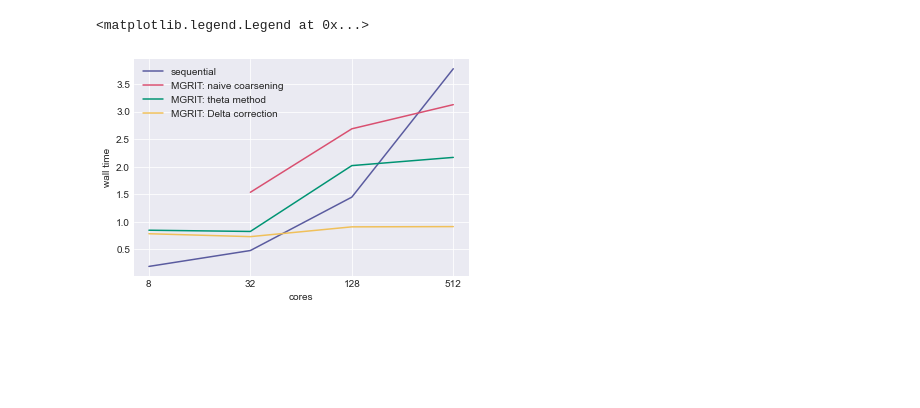
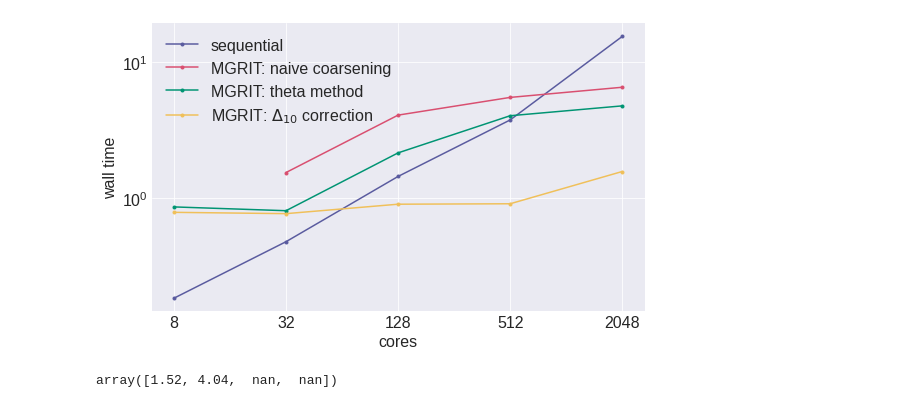
Before and after one commit to XBraid/xbraid, a Jupyter notebook: drivers/experiments/ks/weak_scaling/plot.ipynb, the cells around one changed output. Cells and saved outputs as stored; diff of their text form; code cells hidden in the pictures; blank space fills up the shorter version.

Commit message:
Plots of new data

```diff
--- a/drivers/experiments/ks/weak_scaling/plot.ipynb
+++ b/drivers/experiments/ks/weak_scaling/plot.ipynb
@@ -8,7 +11,18 @@ def parseTiming(fname):
             if "diverged" in line: raise Exception(f"iterations in file {fname} diverged!")
             if "Braid" in line: continue
             if "wall time" in line: return float(line.split()[-1])
-    raise Exception("Reached end of file!")
+
+def parseTol(fname, tol):
+    with open(fname, 'r') as f:
+        for line in f:
+            if "diverged" in line: raise Exception(f"iterations in file {fname} diverged!")
+            if "Begin" in line: continue
+            if "not available" in line: continue
+            if "Solver Stats" in line: continue
+            if "Braid" in line and "wall time" in line:
+                res = float(line.split()[5].split(',')[0])
+                if res <= tol:
+                    return float(line.split()[-1])
 
 def parseIters(fname):
     with open(fname, 'r') as f:
@@ -17,29 +31,45 @@ def parseIters(fname):
             if "Max" in line: continue
             if "iterations" in line: return float(line.split()[-1])
 # %%
-ncores = (8, 32, 128, 512)
-mlevels = (2, 3, 4, 4)
+ncores = (8, 32, 128, 512, 2048)
+mlevels = (2, 3, 4, 4, 5)
 serials = np.zeros(len(ncores))
 thetas = np.zeros(len(ncores))
 deltas = np.zeros(len(ncores))
 mgrits = np.zeros(len(ncores)-1)
+tol = 2e-5
 
 for i, (nc, ml) in enumerate(zip(ncores, mlevels)):
     serials[i] = parseTiming(f"ks_nc{nc}_ml1")
+    # thetas[i] = parseTiming(f"ks_theta_nc{nc}_ml{ml}")
+    # deltas[i] = parseTiming(f"ks_Delta_nc{nc}_ml{ml}")
+
+for i, (nc, ml) in enumerate(zip(ncores, mlevels)):
+    # thetas[i] = parseTol(f"ks_theta_nc{nc}_ml{ml}", tol)
     thetas[i] = parseTiming(f"ks_theta_nc{nc}_ml{ml}")
+
+for i, (nc, ml) in enumerate(zip(ncores, mlevels)):
+    # deltas[i] = parseTol(f"ks_Delta_nc{nc}_ml{ml}", tol)
     deltas[i] = parseTiming(f"ks_Delta_nc{nc}_ml{ml}")
 
 for i, (nc, ml) in enumerate(zip(ncores[1:], mlevels[1:])):
+    # mgrits[i] = parseTol(f"ks_nc{nc}_ml{ml}", tol)
     mgrits[i] = parseTiming(f"ks_nc{nc}_ml{ml}")
 # %%
-plt.semilogx(ncores, serials, label="sequential")
-plt.semilogx(ncores[1:], mgrits, label="MGRIT: naive coarsening")
-plt.semilogx(ncores, thetas, label="MGRIT: theta method")
-plt.semilogx(ncores, deltas, label="MGRIT: Delta correction")
+fig, ax = plt.subplots(figsize=(8,5))
+ax.loglog(ncores, serials, '.-', label="sequential")
+ax.loglog(ncores[1:], mgrits, '.-', label="MGRIT: naive coarsening")
+ax.loglog(ncores, thetas, '.-', label="MGRIT: theta method")
+ax.loglog(ncores, deltas, '.-', label=r"MGRIT: $\Delta_{10}$ correction")
+ax.set_xlabel("cores")
+ax.set_ylabel("wall time")
+ax.legend()
 plt.xticks(ncores, ncores)
-plt.xlabel("cores")
-plt.ylabel("wall time")
-plt.legend()
+plt.tight_layout()
+plt.savefig("weak_scaling_KS_128.png")
 # %% [output]
-<matplotlib.legend.Legend at 0x...>
-[figure, old version]
+[figure, new version]
+# %%
+mgrits
+# %% [output]
+array([1.52, 4.04,  nan,  nan])
```
Also changed, not shown: parts of 1 cell of this notebook, 3 other files.
